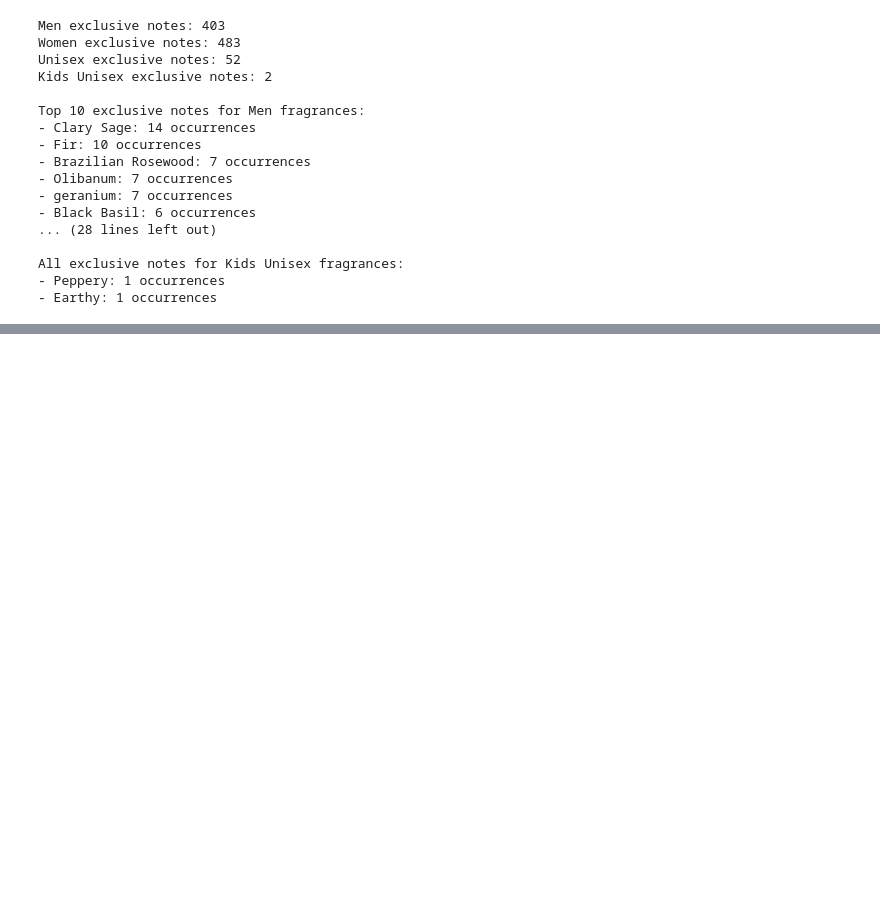
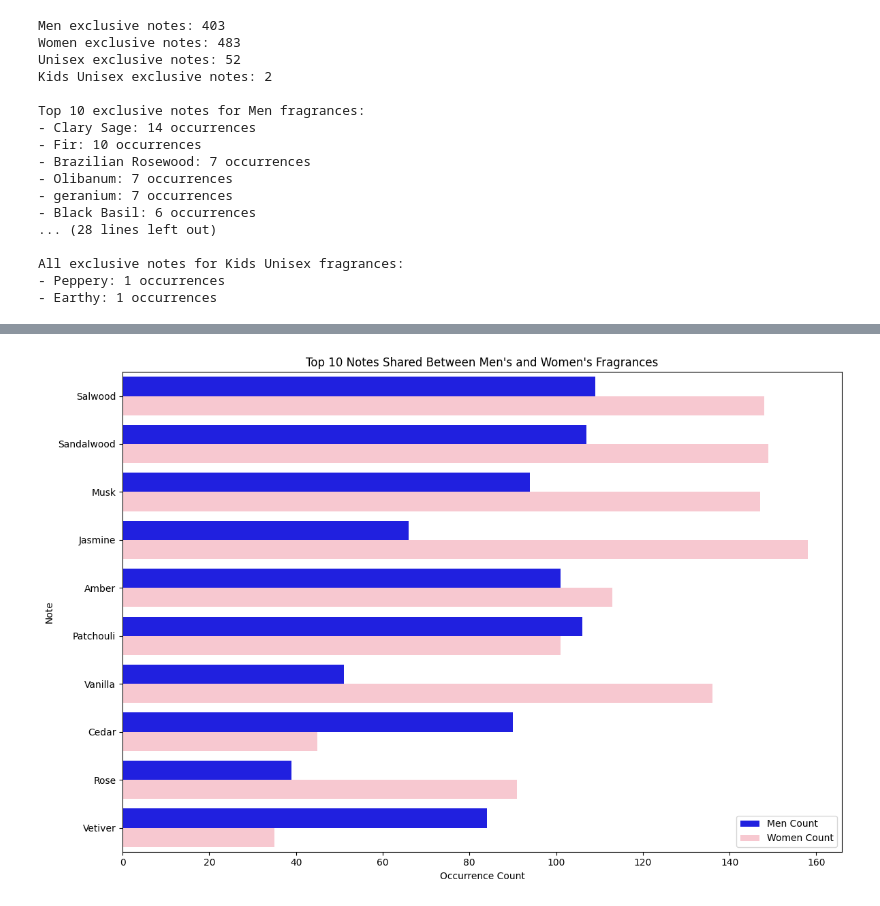
Before and after one commit to xuanx1/profumoBinario, a Jupyter notebook: Cleaned Dataset/clean2.ipynb, the cells around one changed output, grey strips where cells are left out. Cells and saved outputs as stored; diff of their text form; code cells hidden in the pictures; blank space fills up the shorter version.

```diff
--- a/Cleaned Dataset/clean2.ipynb
+++ b/Cleaned Dataset/clean2.ipynb
@@ -520,3 +519,65 @@ Top 10 exclusive notes for Men fragrances:
 All exclusive notes for Kids Unisex fragrances:
 - Peppery: 1 occurrences
 - Earthy: 1 occurrences
+# %%
+# Find notes shared between men's and women's fragrances
+men_women_shared = men_notes.intersection(women_notes)
+print(f"Number of notes shared between men's and women's fragrances: {len(men_women_shared)}")
+
+# Create a dataframe to analyze the shared notes
+shared_notes_data = []
+for note in men_women_shared:
+    if note:  # Skip empty strings
+        men_count = combined_ingredients['Men'].get(note, 0)
+        women_count = combined_ingredients['Women'].get(note, 0)
+        total_count = men_count + women_count
+
+        if total_count > 0:  # Ensure we have occurrences
+            shared_notes_data.append({
+                'Note': note,
+                'Men Count': men_count,
+                'Women Count': women_count,
+                'Total Count': total_count,
+                'Men %': round(men_count / total_count * 100, 1),
+                'Women %': round(women_count / total_count * 100, 1)
+            })
+
+# Convert to DataFrame and sort by total occurrences
+shared_df = pd.DataFrame(shared_notes_data).sort_values(by='Total Count', ascending=False)
+
+# Display the top 15 notes
+print("\nTop 15 most common notes shared between men's and women's fragrances:")
+print(shared_df.head(15))
+
+# Visualize the top 10 shared notes
+plt.figure(figsize=(12, 8))
+
+# Get top 10 notes
+top10_df = shared_df.head(10).copy()
+
+# Prepare data for stacked bar chart
+plot_data = pd.melt(
+    top10_df,
+    id_vars=['Note'],
+    value_vars=['Men Count', 'Women Count'],
+    var_name='Gender',
+    value_name='Count'
+)
+
+# Create the plot
+sns.barplot(
+    x='Count',
+    y='Note',
+    hue='Gender',
+    data=plot_data,
+    order=top10_df['Note'].tolist(),
+    palette=['blue', 'pink']
+)
+
+plt.title("Top 10 Notes Shared Between Men's and Women's Fragrances")
+plt.xlabel("Occurrence Count")
+plt.ylabel("Note")
+plt.legend(title="")
+plt.tight_layout()
+plt.show()
+# %% [output]
@@ -522,0 +603 @@ All exclusive notes for Kids Unisex fragrances:
+[figure, added]
```
Also changed, not shown: parts of 10 cells of this notebook, 26 other files.
